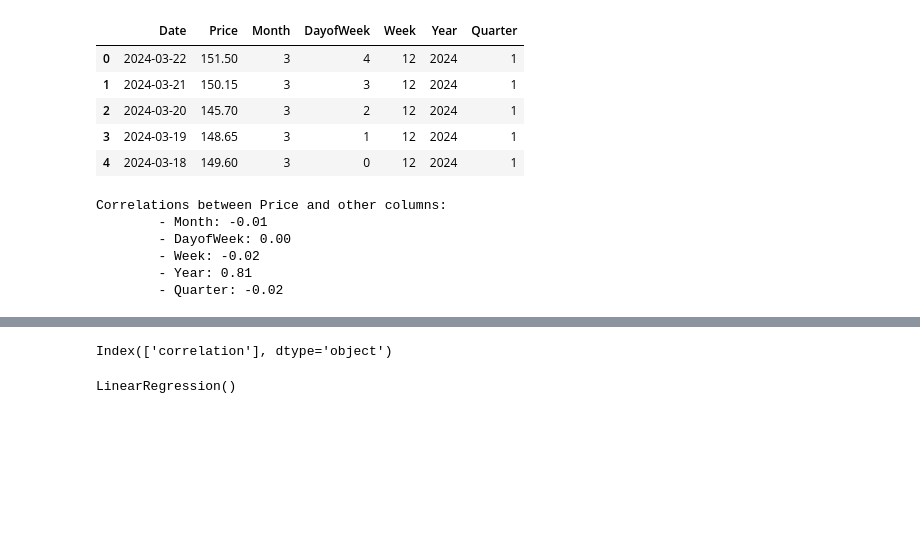
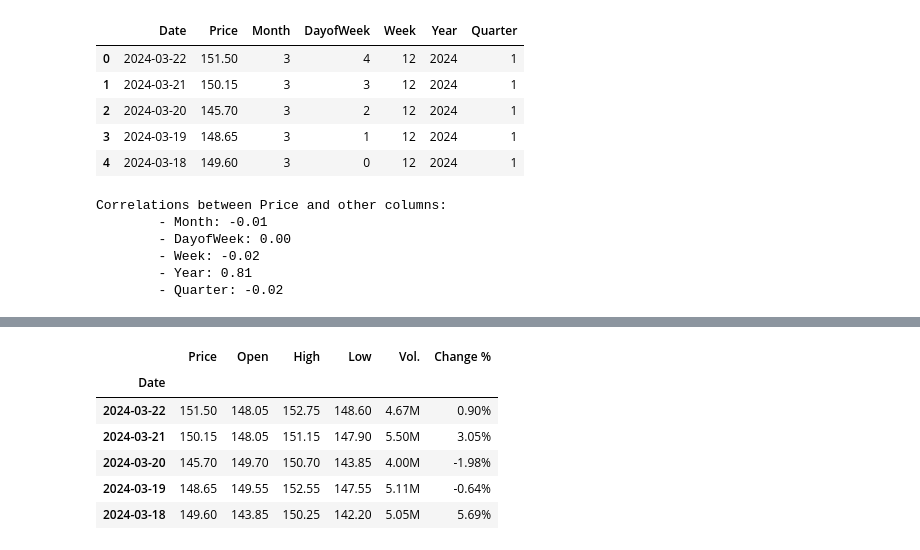
Before and after one commit to bakhodirsolieff/MarketTrend-Pro-Linear-Regression-Stock-Analyzer, a Jupyter notebook: StockMarketAnal.ipynb, the cells around one changed output, grey strips where cells are left out. Cells and saved outputs as stored; diff of their text form; code cells hidden in the pictures; blank space fills up the shorter version.

```diff
--- a/StockMarketAnal.ipynb
+++ b/StockMarketAnal.ipynb
@@ -186,16 +185,3 @@ Correlations between Price and other columns:
         - Week: -0.02
         - Year: 0.81
         - Quarter: -0.02
-# %%
-df = pd.DataFrame.from_dict(correlations, orient='index', columns=['correlation'])
-plt.subplots(figsize=(20,15))
-sns.barplot(x=df.index, y='correlation', data=df)
-
-
-plt.xticks(rotation=25)
-
-plt.xlabel('Feature')
-plt.ylabel('Correlation')
-plt.title('Correlation between Price and Features')
-
-plt.show()
@@ -281,4 +187,0 @@ correlations_df = pd.DataFrame({'correlation': correlations_list})
-# %%
-correlations_df.columns
-# %% [output]
-Index(['correlation'], dtype='object')
@@ -288,5 +188,10 @@ y = correlations_df['correlation']
-# %%
-model = LinearRegression()
-model.fit(X, y)
-# %% [output]
-LinearRegression()
+# %%
+df.head()
+# %% [output]
+|  | Price | Open | High | Low | Vol. | Change % |
+| Date |  |  |  |  |  |  |
+| 2024-03-22 | 151.50 | 148.05 | 152.75 | 148.60 | 4.67M | 0.90% |
+| 2024-03-21 | 150.15 | 148.05 | 151.15 | 147.90 | 5.50M | 3.05% |
+| 2024-03-20 | 145.70 | 149.70 | 150.70 | 143.85 | 4.00M | -1.98% |
+| 2024-03-19 | 148.65 | 149.55 | 152.55 | 147.55 | 5.11M | -0.64% |
+| 2024-03-18 | 149.60 | 143.85 | 150.25 | 142.20 | 5.05M | 5.69% |
```
Also changed, not shown: parts of 21 cells of this notebook.
